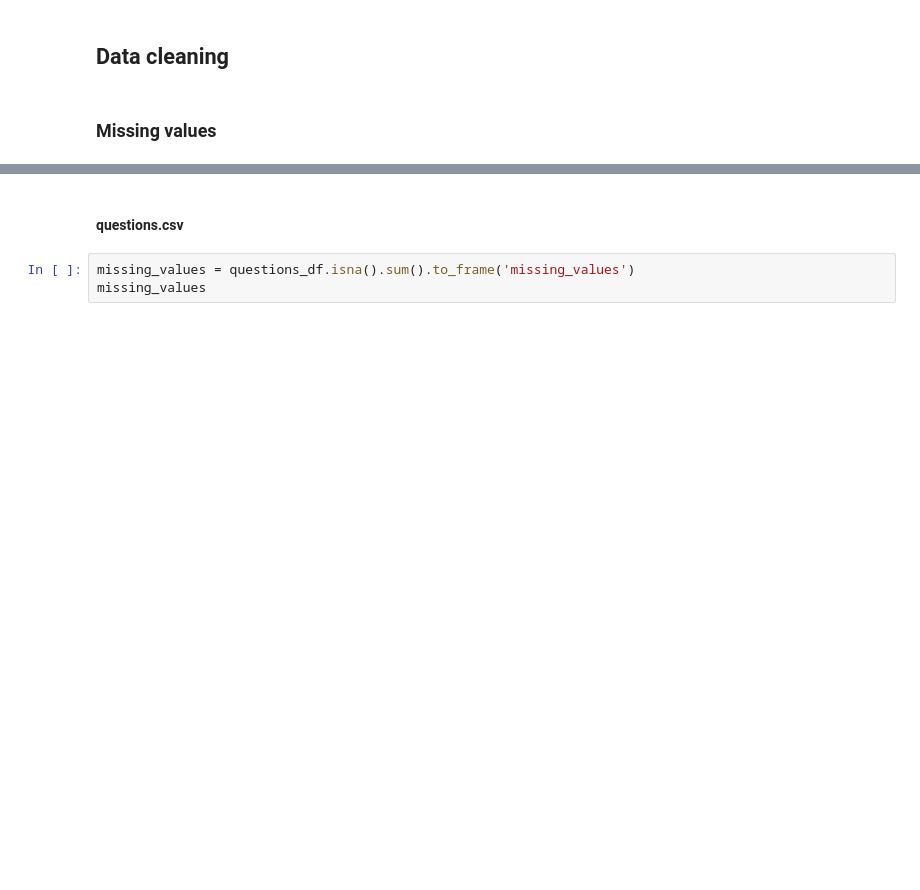
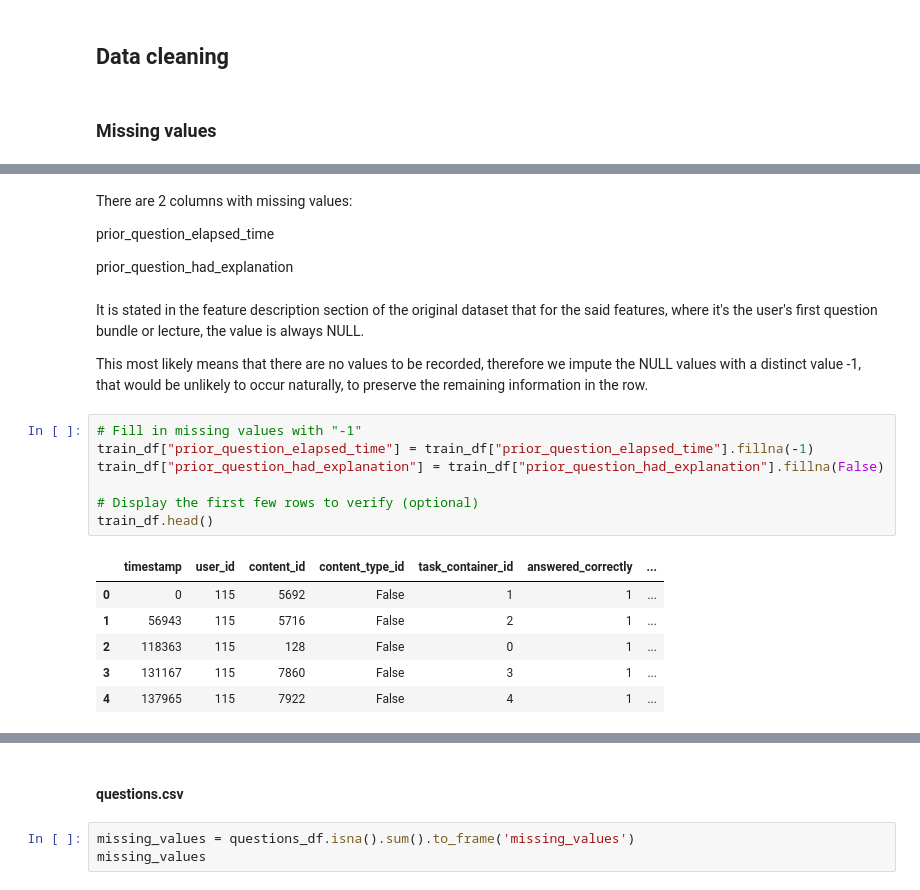
Before and after one commit to theresaskruzna/riiid_knowledge_tracing, a Jupyter notebook: 01_EDA.ipynb, the cells around one changed output, grey strips where cells are left out. Saved outputs shown, nothing was run; the diff lists cells and outputs as text; blank space fills up the shorter version.

```diff
--- a/01_EDA.ipynb
+++ b/01_EDA.ipynb
@@ -259,0 +251,24 @@ prior_question_had_explanation has: 392,506 (0.39%) missing values.
+# %% [markdown]
+There are 2 columns with missing values:
+
+prior_question_elapsed_time
+
+prior_question_had_explanation
+# %% [markdown]
+It is stated in the feature description section of the original dataset that for the said features, where it's the user's first question bundle or lecture, the value is always NULL.
+
+This most likely means that there are no values to be recorded, therefore we impute the NULL values with a distinct value -1, that would be unlikely to occur naturally, to preserve the remaining information in the row.
+# %%
+# Fill in missing values with "-1"
+train_df["prior_question_elapsed_time"] = train_df["prior_question_elapsed_time"].fillna(-1)
+train_df["prior_question_had_explanation"] = train_df["prior_question_had_explanation"].fillna(False)
+
+# Display the first few rows to verify (optional)
+train_df.head()
+# %% [output]
+|  | timestamp | user_id | content_id | content_type_id | task_container_id | answered_correctly | ... |
+| 0 | 0 | 115 | 5692 | False | 1 | 1 | ... |
+| 1 | 56943 | 115 | 5716 | False | 2 | 1 | ... |
+| 2 | 118363 | 115 | 128 | False | 0 | 1 | ... |
+| 3 | 131167 | 115 | 7860 | False | 3 | 1 | ... |
+| 4 | 137965 | 115 | 7922 | False | 4 | 1 | ... |
```
Also changed, not shown: parts of 57 cells of this notebook.
